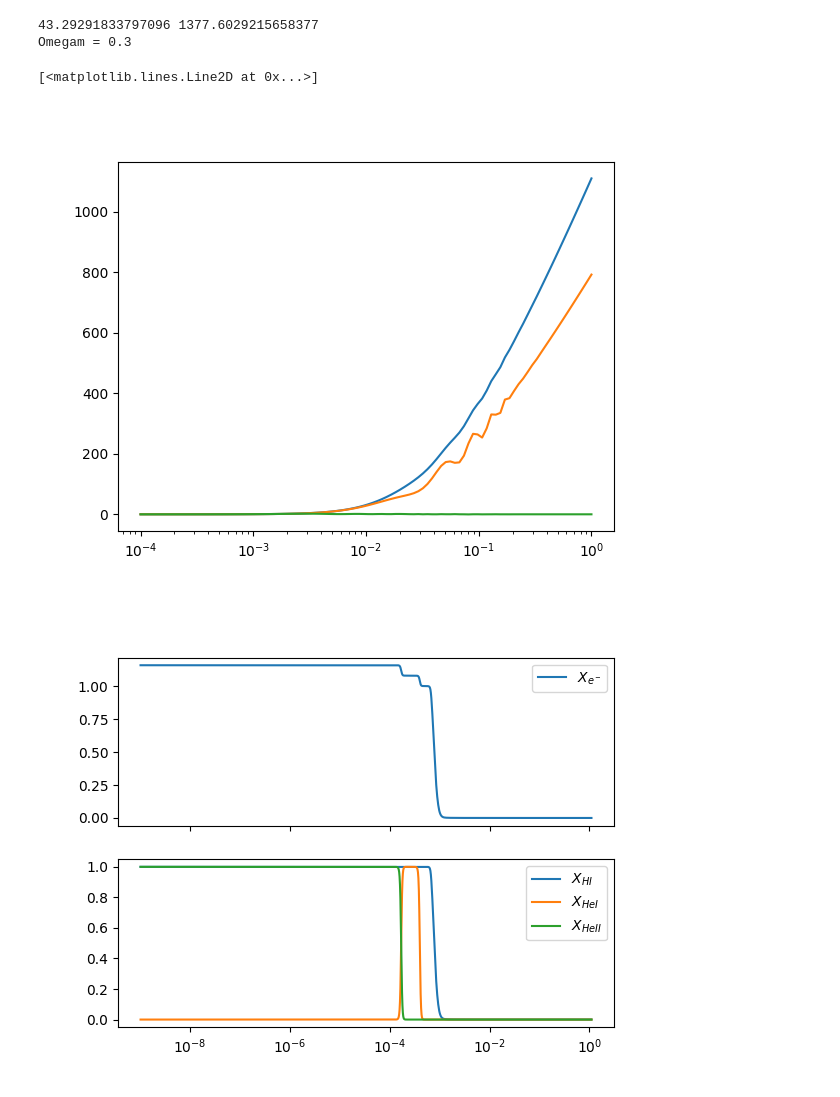
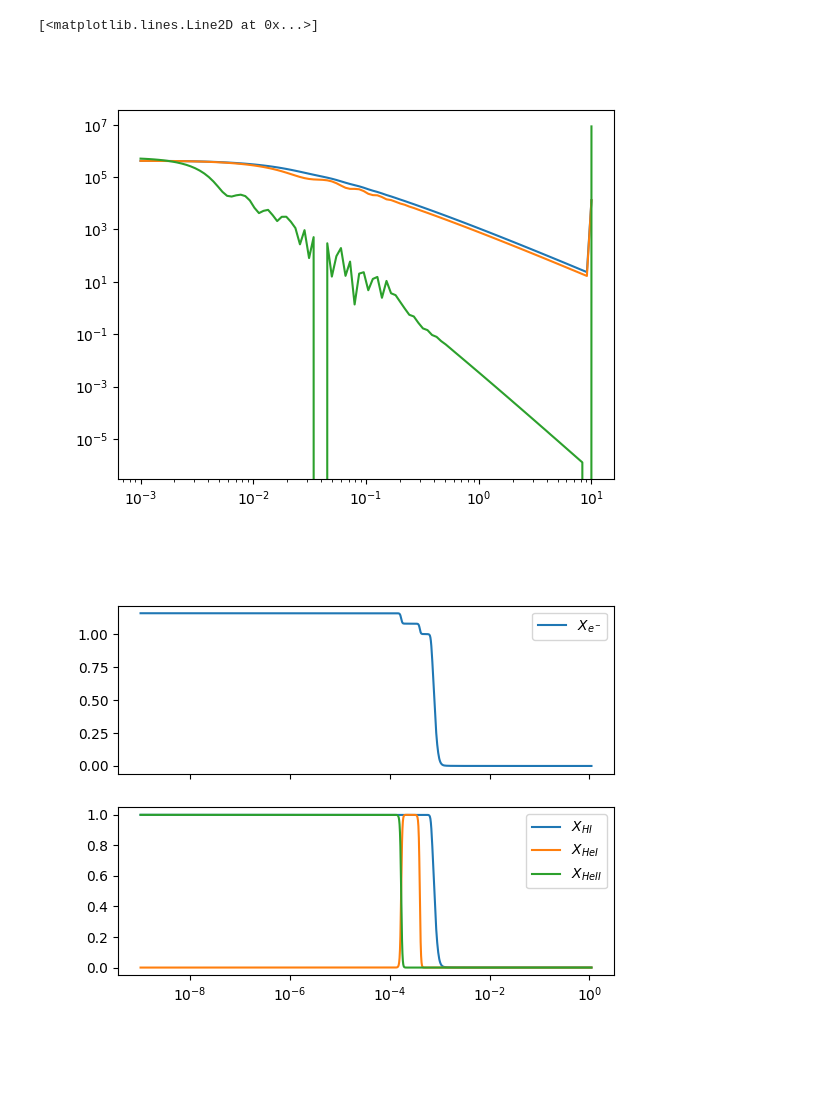
Before and after one commit to ohahn/DISCO-EB, a Jupyter notebook: pylinger_demo.ipynb, the cells around one changed output. Cells and saved outputs as stored; diff of their text form; code cells hidden in the pictures; blank space fills up the shorter version.

```diff
--- a/pylinger_demo.ipynb
+++ b/pylinger_demo.ipynb
@@ -13,22 +13,19 @@ th = pthermo.thermal_history(taumin=cp.tau[1],taumax=cp.tau[-1],cp=cp,N=1000)
 # %%
 pt = pt_synchronous(cp=cp,th=th)
 # %%
-kmodes = np.geomspace(1e-4,1e0,100)
-y,t = pt.compute(kmodes = kmodes, aexp_out=np.geomspace(1e-4,1e-2,2))#,rtol=1e-6)#, rtol=1e-9, atol = 1e-10)
+kmodes = np.geomspace(1e-3,1e1,100)
+y,t = pt.compute(kmodes = kmodes, aexp_out=np.geomspace(1e-4,1e-2,2))
-# %% [output]
-43.29291833797096 1377.6029215658377
-Omegam = 0.3
 # %%
 fig, ax = plt.subplots()
 
 iout=1
 
-ax.semilogx( kmodes, y[:,3,iout])
-ax.semilogx( kmodes, y[:,5,iout])
-ax.semilogx( kmodes, y[:,7,iout])
+ax.loglog( kmodes, y[:,3,iout]/kmodes**2)
+ax.loglog( kmodes, y[:,5,iout]/kmodes**2)
+ax.loglog( kmodes, y[:,7,iout]/kmodes**2)
 # %% [output]
 [<matplotlib.lines.Line2D at 0x...>]
-[figure, old version]
+[figure, new version]
 # %%
 fg, ax = plt.subplots(2,sharex=True)
 ax[0].semilogx( cp.get_a(th.tau), th.xe, label='$X_{e^-}$' )
```
Also changed, not shown: 1 other file.
